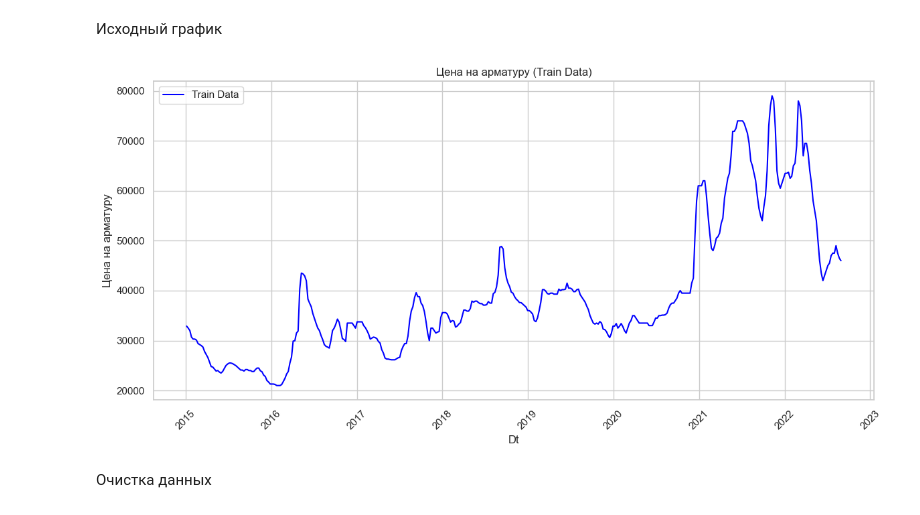
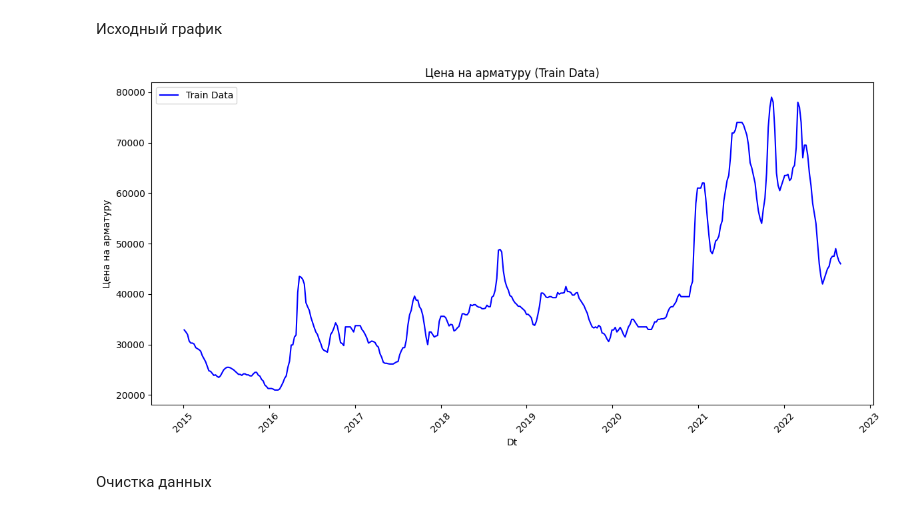
Before and after one commit to mrsoning/Intensive_3, a Jupyter notebook: Deni/baseline deni.ipynb, the cells around one changed output. Cells and saved outputs as stored; diff of their text form; code cells hidden in the pictures.

```diff
--- a/Deni/baseline deni.ipynb
+++ b/Deni/baseline deni.ipynb
@@ -41,27 +37,25 @@ df_train.describe()
 # %% [markdown]
 Исходный график
 # %%
-#  Преобразование столбца 'date' в datetime (если он еще не в этом формате)
-try:
-    df_train['date'] = pd.to_datetime(df_train['dt'])
-except KeyError:
-    print("Ошибка: Столбец 'dt' не найден. Убедитесь, что столбец с датами называется 'date'.")
-    exit()
+# Загрузка данных
 
-#  Настройка стиля графиков (необязательно, но улучшает внешний вид)
-sns.set(style="whitegrid")
+df_train = pd.read_excel("C:\\Users\\2K\\Desktop\\train.xlsx")
 
-#  Визуализация цен из train.xlsx
-plt.figure(figsize=(12, 6))  # Размер графика
-plt.plot(df_train['dt'], df_train['Цена на арматуру'], label='Train Data', color='blue')  # Строим график
-plt.xlabel('Dt')  # Подпись оси X
-plt.ylabel('Цена на арматуру')  # Подпись оси Y
-plt.title('Цена на арматуру (Train Data)')  # Заголовок графика
-plt.legend()  # Отображение легенды
-plt.xticks(rotation=45)  # Поворот подписей на оси X для читаемости
-plt.tight_layout()  # Автоматическая корректировка параметров подграфика
+
+# Преобразование столбца 'dt' в datetime
+df_train['dt'] = pd.to_datetime(df_train['dt'])
+
+# Визуализация цен
+plt.figure(figsize=(12, 6))
+plt.plot(df_train['dt'], df_train['Цена на арматуру'], label='Train Data', color='blue')
+plt.xlabel('Dt')
+plt.ylabel('Цена на арматуру')
+plt.title('Цена на арматуру (Train Data)')
+plt.legend()
+plt.xticks(rotation=45)
+plt.tight_layout()
 plt.show()
 # %% [output]
-[figure, old version]
+[figure, new version]
 # %% [markdown]
 Очистка данных
```
Also changed, not shown: parts of 10 cells of this notebook.
